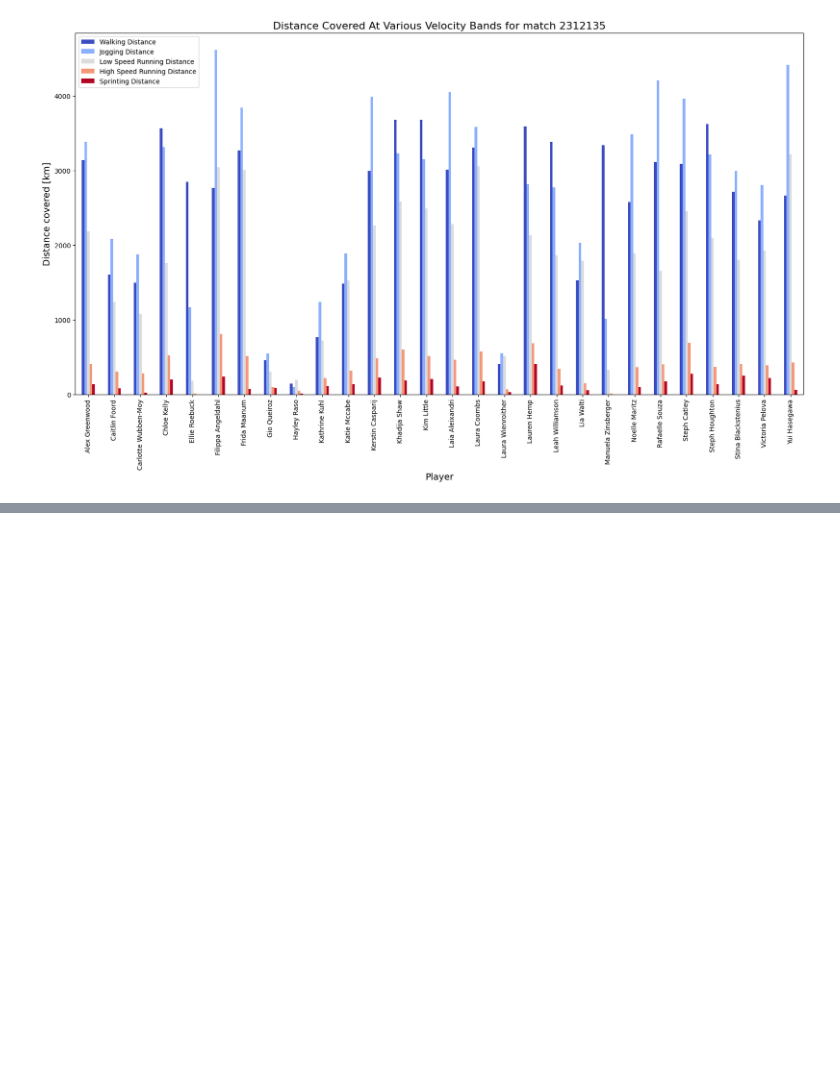
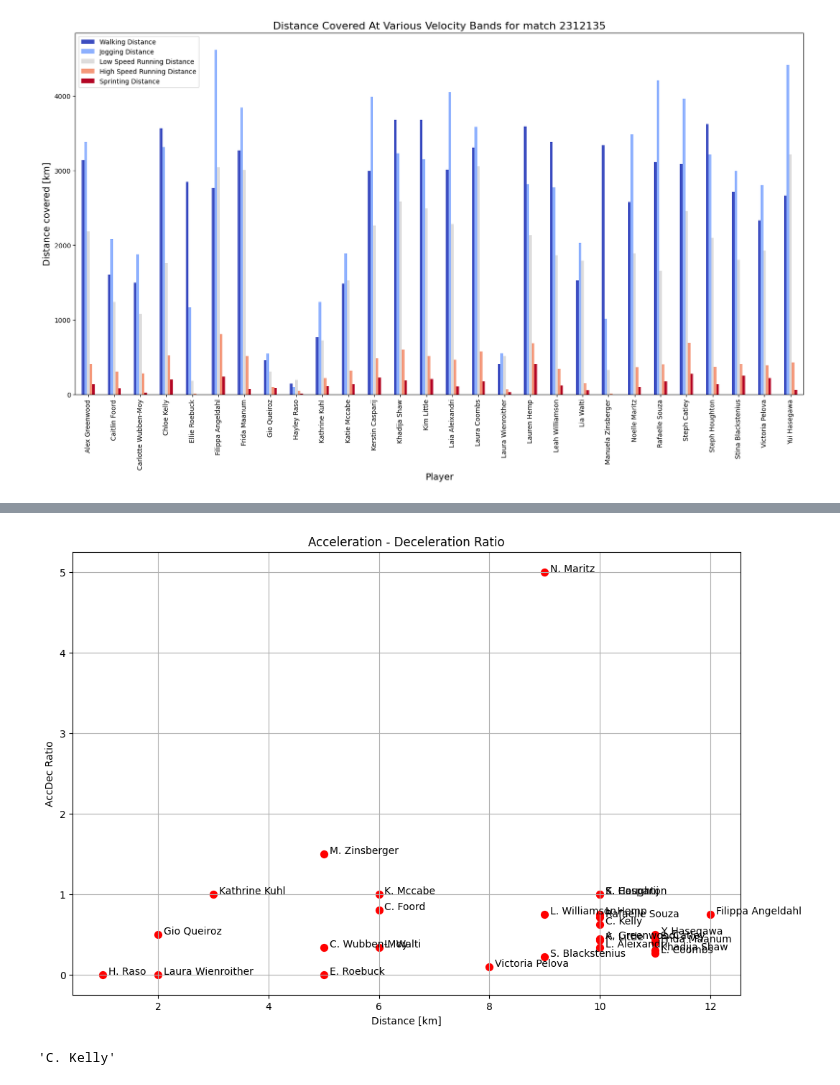
Before and after one commit to galexa05/Hays-MCFC-Hackathon, a Jupyter notebook: physical-attribute-analysis/test.ipynb, the cells around one changed output, grey strips where cells are left out. Saved outputs shown, nothing was run; the diff lists cells and outputs as text; code cells hidden in the pictures; blank space fills up the shorter version.

```diff
--- a/physical-attribute-analysis/test.ipynb
+++ b/physical-attribute-analysis/test.ipynb
@@ -149,0 +358,29 @@ home_summary
+# %%
+accdec = []
+home_summary = pd.DataFrame(columns=['player_name', 'Distance [km]','AccDec'])
+for player in all_players_in_match:
+    p_name = df_player_info[df_player_info["ssiId"] == player]['name'].tolist()[0]
+    accs = home_acc_df1[(home_acc_df1['Player']==p_name) & (home_acc_df1['Type']=='Acc')].count()[0]
+    decs = home_acc_df1[(home_acc_df1['Player']==p_name) & (home_acc_df1['Type']=='Dec')].count()[0]
+    ac_ratio = accs / decs
+    dist = home_acc_df1[(home_acc_df1['Player']==p_name)]['dist'].unique()[0]
+    accdec.append(ac_ratio)
+    home_summary = home_summary.append({'player_name':p_name, 'Distance [km]':dist, 'AccDec': ac_ratio}, ignore_index=True)
+#saving it in a dataframe
+#making a plot
+
+fig, ax = plt.subplots(figsize=(12, 8))
+ax.scatter(home_summary['Distance [km]'], home_summary['AccDec'], color = "red", s = 50)
+for i in home_summary.index:
+    ax.annotate(home_summary[home_summary.index==i]['player_name'][i], (home_summary[home_summary.index==i]['Distance [km]']+ 0.1, home_summary[home_summary.index==i]['AccDec'] + 0.005), fontsize = 10)
+ax.set_xlabel("Distance [km]")
+ax.set_ylabel("AccDec Ratio")
+plt.grid()
+plt.title("Acceleration - Deceleration Ratio")
+plt.show()
+# %% [output]
+[figure, added]
+# %%
+home_summary[home_summary.index==1]['player_name'][1]
+# %% [output]
+'C. Kelly'
```
Also changed, not shown: parts of 13 cells of this notebook.
